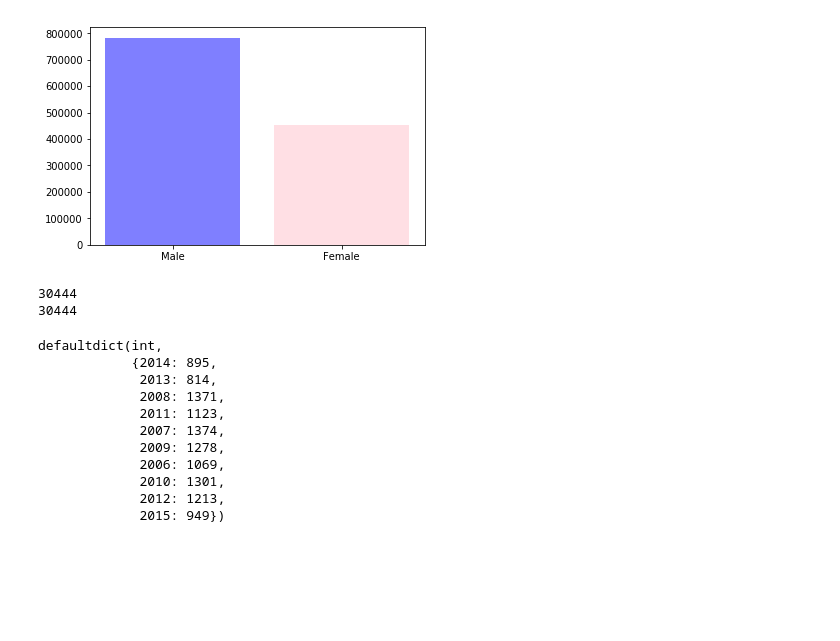
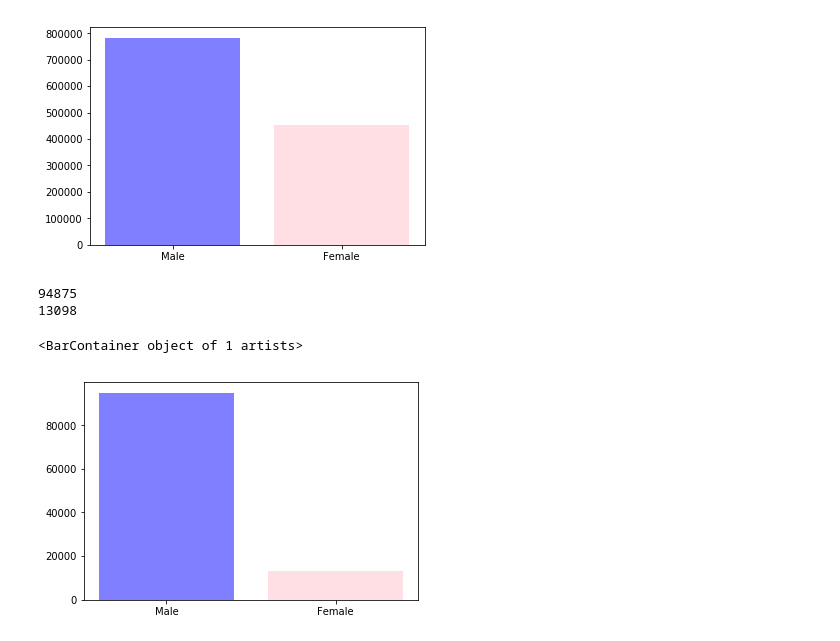
Before and after one commit to ctd1077/Coursera-Data-Processing-and-Visualization, a Jupyter notebook: Final Project/Final Project.ipynb, the cells around one changed output. Drawn from its saved outputs; the diff is of its cells as text; code cells hidden in the pictures; blank space fills up the shorter version.

```diff
--- a/Final Project/Final Project.ipynb
+++ b/Final Project/Final Project.ipynb
@@ -12,7 +12,7 @@ import time
 import csv
 %matplotlib notebook
 # %%
-path = r'/home/cambam/Desktop/Python/Coursera/Basic Data Processing and Visualization/Data Processing and Visualization/Data/infectious-disease-cases-by-county-year-and-sex-2-27-19.csv'
+path = r'/home/infectious-disease-cases-by-county-year-and-sex-2-27-19.csv'
 # %%
 f = open(path, 'rt')
 # %%
@@ -171,11 +134,3 @@ plt.bar(x[1], femaleCount, color='pink', alpha=alpha_color)
 # %% [output]
 <BarContainer object of 1 artists>
 [figure]
-# %%
-# created three list to find out if there are more men than women in
-# this dataset. However, I get an equal amount
-print(len(male))
-print(len(female))
-# %% [output]
-30444
-30444
@@ -182,3 +140,30 @@ print(len(female))
+# %%
+male2 = [d for d in male if d['Disease'] == 'HIV']
+female2 = [d for d in female if d['Disease'] == 'HIV']
+# %%
+male2Count = 0
+female2Count = 0
+for x in male2:
+    male2Count += x['Count']
+
+for x in female2:
+    female2Count += x['Count']
+# %%
+# The number of men affected is much higher than women
+print(male2Count)
+print(female2Count)
+# %% [output]
+94875
+13098
+# %%
+# Same number shown in a bar chart
+alpha_color = 0.5
+x = ['Male', 'Female']
+plt.bar(x[0], male2Count, color='blue', alpha=alpha_color)
+plt.bar(x[1], female2Count, color='pink', alpha=alpha_color)
+# %% [output]
+<BarContainer object of 1 artists>
+[figure, added]
 # %%
 # This function takes a dataset and creates a defaultdict to average
 # the rates by year for Amebiasis
@@ -215,18 +200,4 @@ def hepatitisRates(ds):
         count[d['Year']] += d['Rate']
 
     return count
-# %%
-amebiasisRates(largeCities)
-# %% [output]
-defaultdict(int,
-            {2014: 895,
-             2013: 814,
-             2008: 1371,
-             2011: 1123,
-             2007: 1374,
-             2009: 1278,
-             2006: 1069,
-             2010: 1301,
-             2012: 1213,
-             2015: 949})
 # %%
```
Also changed, not shown: parts of 27 cells of this notebook.
